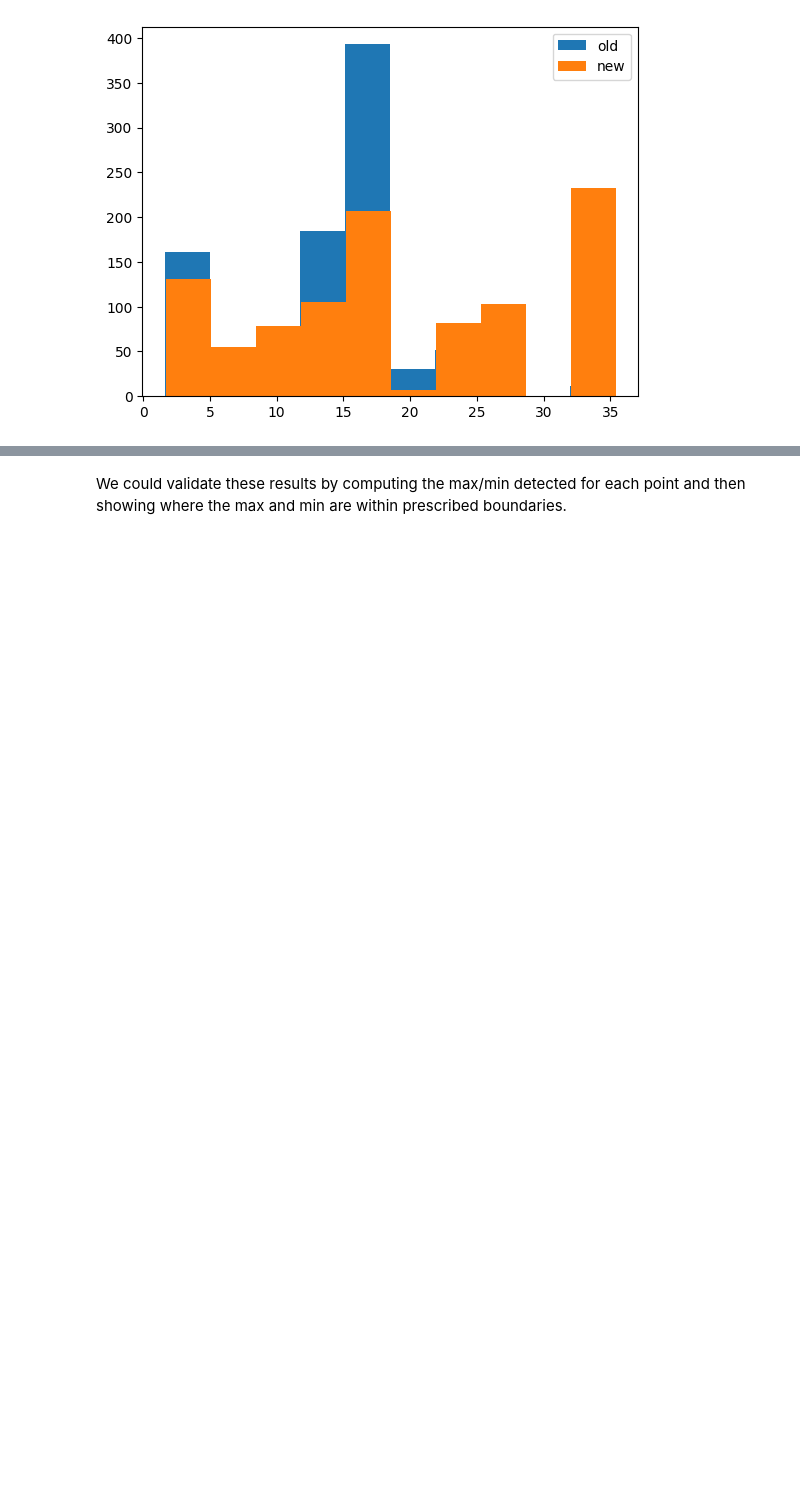
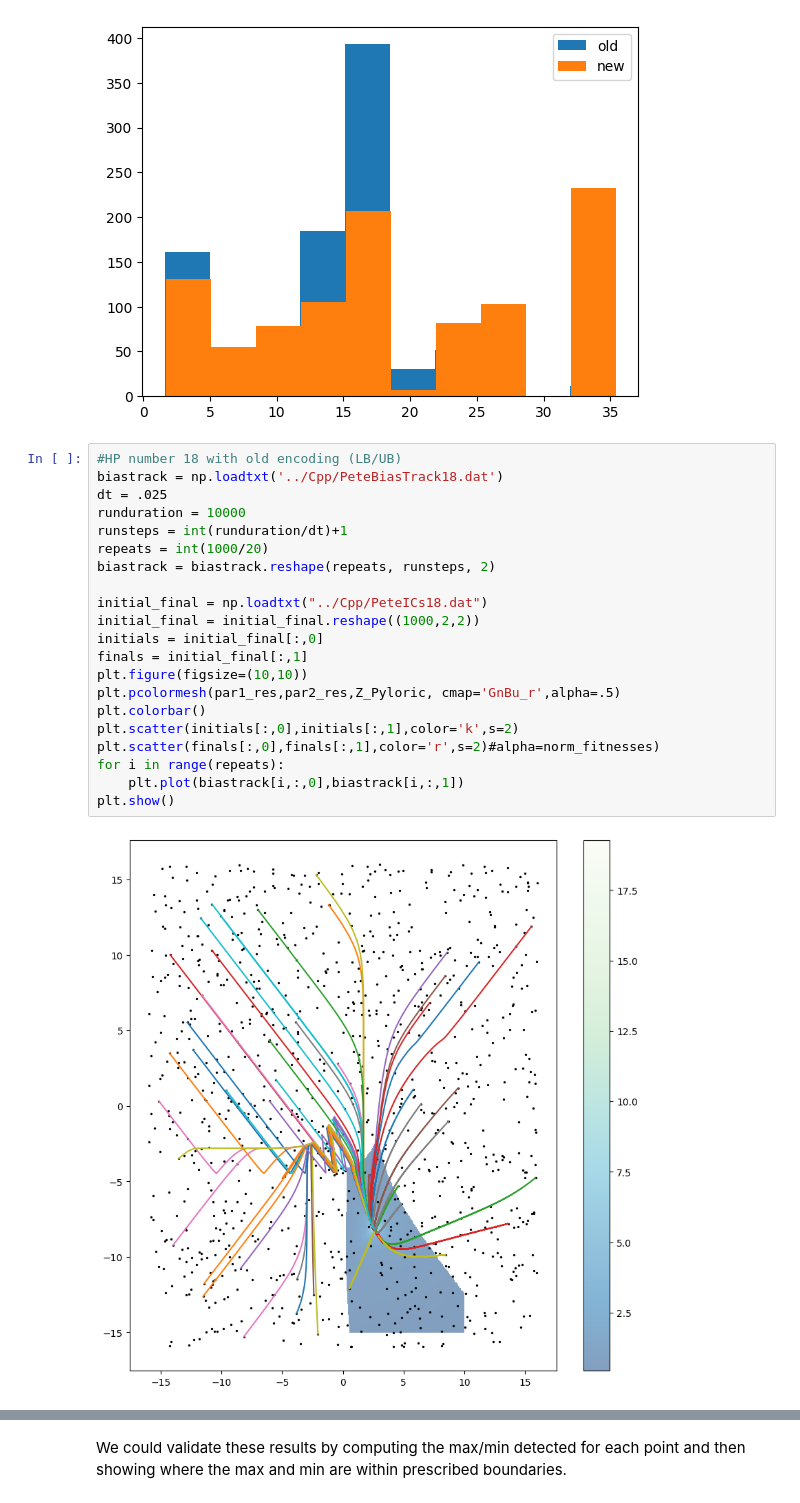
Before and after one commit to ljstolting/EvolvingHP, a Jupyter notebook: Python/Statistics.ipynb, the cells around one changed output, grey strips where cells are left out. Drawn from its saved outputs; the diff is of its cells as text; blank space fills up the shorter version.

```diff
--- a/Python/Statistics.ipynb
+++ b/Python/Statistics.ipynb
@@ -550,3 +551,26 @@ plt.legend()
 plt.show()
 # %% [output]
 [figure]
+# %%
+#HP number 18 with old encoding (LB/UB)
+biastrack = np.loadtxt('../Cpp/PeteBiasTrack18.dat')
+dt = .025
+runduration = 10000
+runsteps = int(runduration/dt)+1
+repeats = int(1000/20)
+biastrack = biastrack.reshape(repeats, runsteps, 2)
+
+initial_final = np.loadtxt("../Cpp/PeteICs18.dat")
+initial_final = initial_final.reshape((1000,2,2))
+initials = initial_final[:,0]
+finals = initial_final[:,1]
+plt.figure(figsize=(10,10))
+plt.pcolormesh(par1_res,par2_res,Z_Pyloric, cmap='GnBu_r',alpha=.5)
+plt.colorbar()
+plt.scatter(initials[:,0],initials[:,1],color='k',s=2)
+plt.scatter(finals[:,0],finals[:,1],color='r',s=2)#alpha=norm_fitnesses)
+for i in range(repeats):
+    plt.plot(biastrack[i,:,0],biastrack[i,:,1])
+plt.show()
+# %% [output]
+[figure, added]
```
Also changed, not shown: parts of 2 cells of this notebook, 14 other files.
